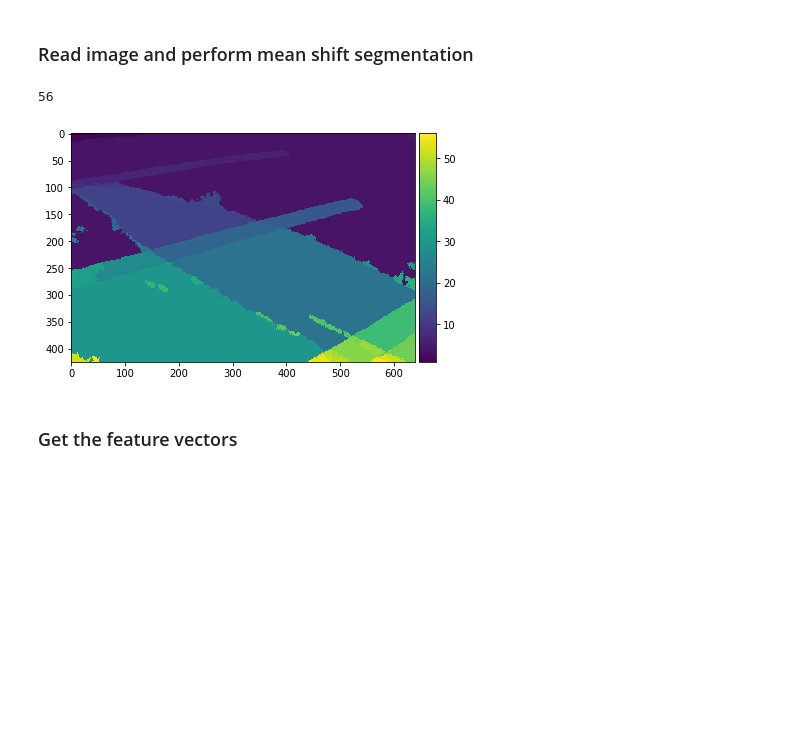
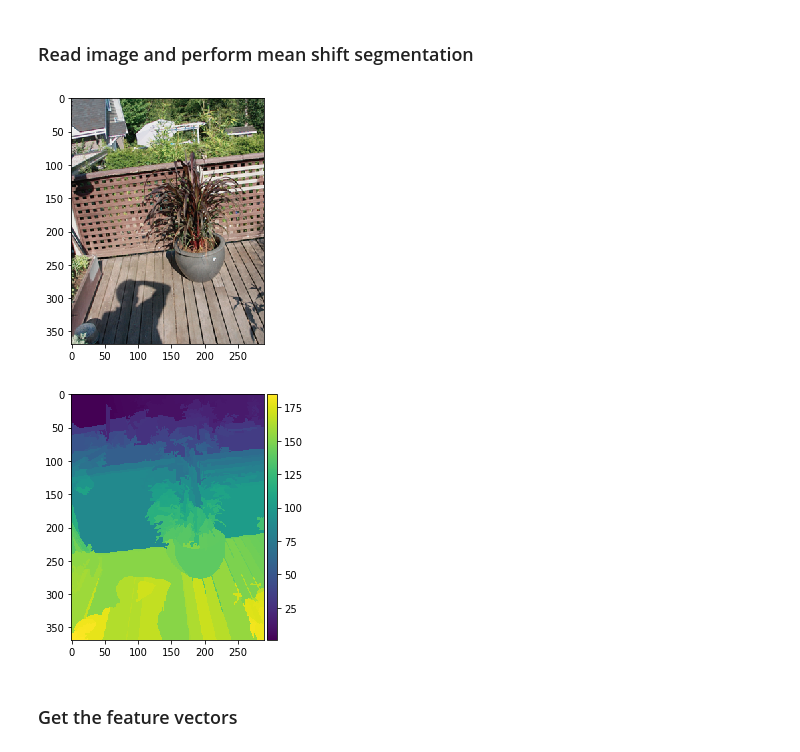
Before and after one commit to sgk98/Shadow-Removal, a Jupyter notebook: src/Automatic-Shadow-Detection/AutoFinal.ipynb, the cells around one changed output. Cells and saved outputs as stored; diff of their text form; code cells hidden in the pictures; blank space fills up the shorter version.

```diff
--- a/src/Automatic-Shadow-Detection/AutoFinal.ipynb
+++ b/src/Automatic-Shadow-Detection/AutoFinal.ipynb
@@ -261,20 +261,20 @@ def seg_fv(rgb_im, sg, nr):
 # %% [markdown]
 ### Read image and perform mean shift segmentation
 # %%
-im = io.imread("image.jpg")[:,:,:3]
+im = io.imread("shadowimage5.png")[:,:,:3]
 
 io.imshow(im)
 plt.show()
 
 (segmented_image, seg, segnum) = pms.segment(im, spatial_radius=4, range_radius=7.5, min_density=100) #9,15 : 4,7.5
 seg += 1
 
 io.imshow(seg)
 #plt.savefig('output/buto2.png', dpi=400)
 plt.show()
 # %% [output]
-56
-[figure, old version]
+[figure, new version]
+[figure, added]
 # %% [markdown]
 ### Get the feature vectors
 # %%
```
Also changed, not shown: parts of 7 cells of this notebook.
